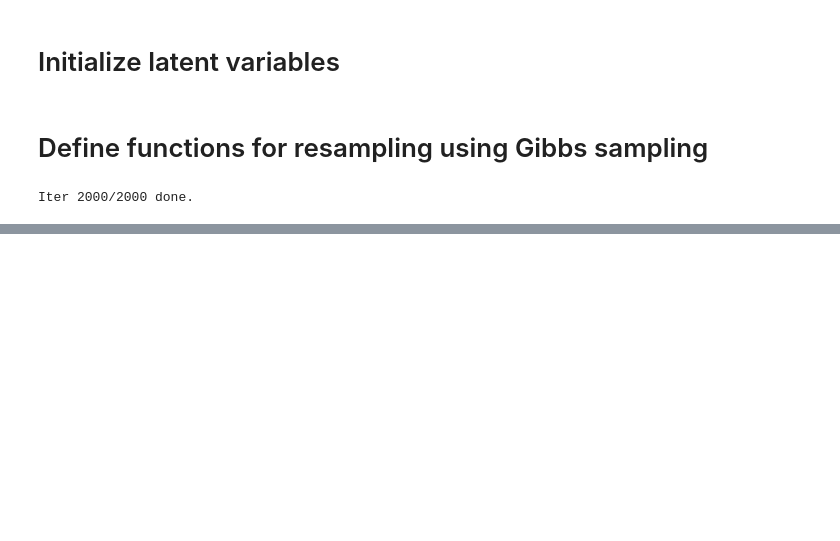
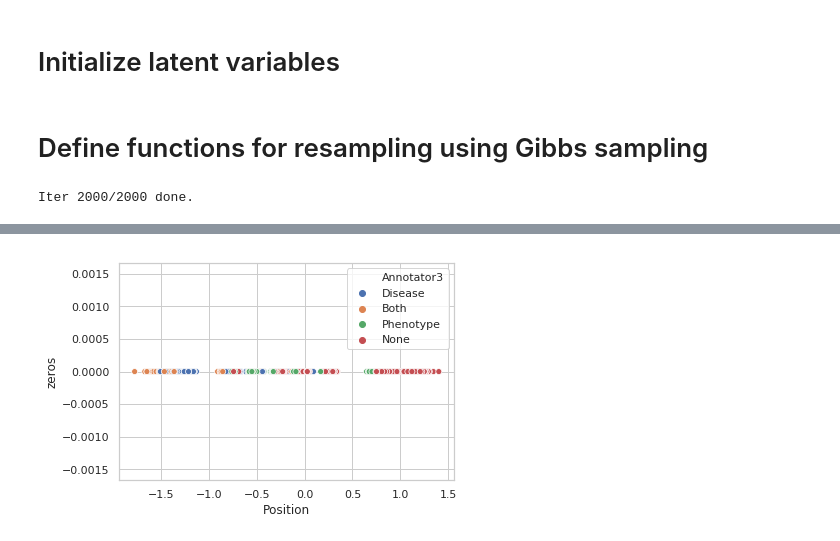
Before and after one commit to AkshitaB/scripps, a Jupyter notebook: graphical/BiasAndPosition.ipynb, the cells around one changed output, grey strips where cells are left out. Drawn from its saved outputs; the diff is of its cells as text; code cells hidden in the pictures; blank space fills up the shorter version.

```diff
--- a/graphical/BiasAndPosition.ipynb
+++ b/graphical/BiasAndPosition.ipynb
@@ -429,0 +424,4 @@ all_vars['thetas']
+# %%
+plot_thetas(relevant_positions, 'Annotator3')
+# %% [output]
+[figure, added]
```
Also changed, not shown: parts of 35 cells of this notebook.
